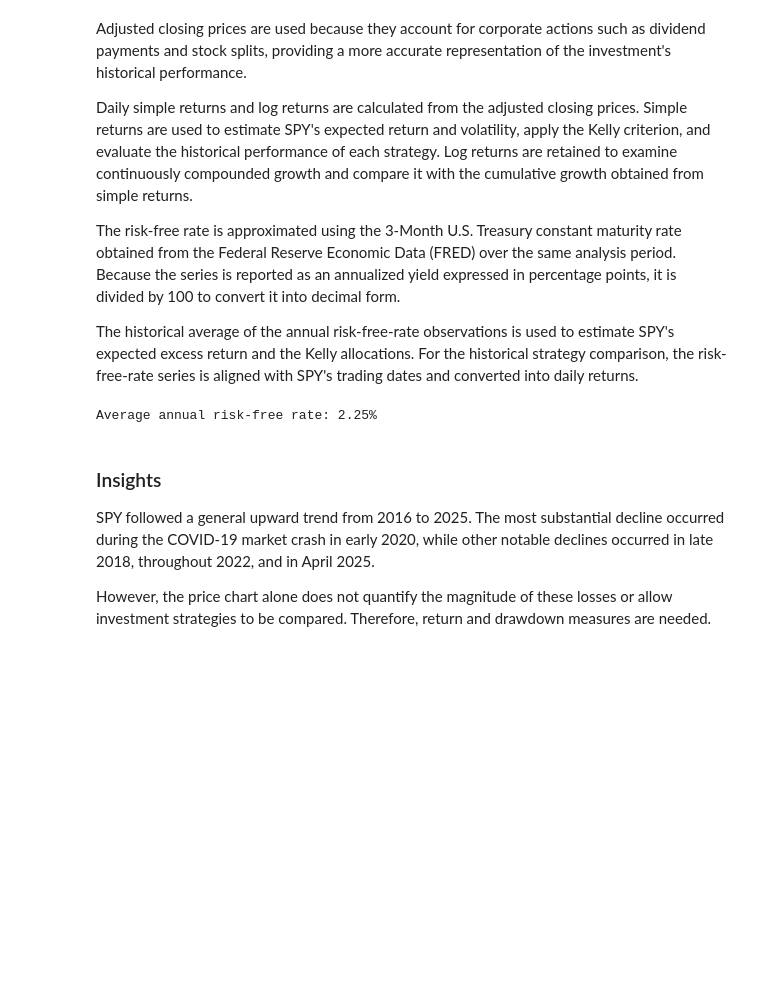
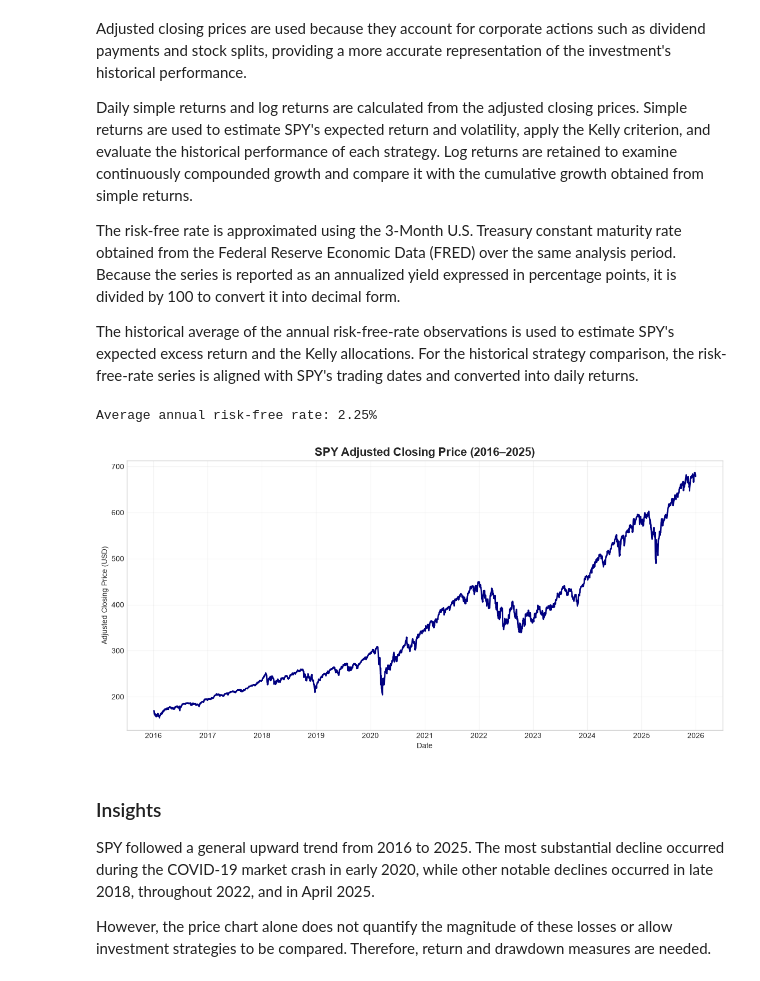
Before and after one commit to lordorica21/data-analytics-finance-portfolio, a Jupyter notebook: projects/01-kelly-criterion-spy/kelly_criterion_spy.ipynb, the cells around one changed output. Saved outputs shown, nothing was run; the diff lists cells and outputs as text; code cells hidden in the pictures; blank space fills up the shorter version.

Commit message:
replace Plotly charts with Matplotlib
- Convert notebook visualizations to Matplotlib
- Preserve chart outputs for GitHub rendering
- Update project dependencies

```diff
--- a/projects/01-kelly-criterion-spy/kelly_criterion_spy.ipynb
+++ b/projects/01-kelly-criterion-spy/kelly_criterion_spy.ipynb
@@ -28,69 +28,106 @@ The historical average of the annual risk-free-rate observations is used to esti
 # %%
 import yfinance as yf
 import numpy as np
-import plotly.express as px
+import pandas as pd
+import matplotlib.pyplot as plt
+
 from fredapi import Fred
 from datetime import date
+from matplotlib.ticker import PercentFormatter, FuncFormatter
 from config import FRED_API_KEY
-import pandas as pd
+
+
+# Apply a consistent chart style
+plt.style.use("seaborn-v0_8-whitegrid")
 
 
 # Define the analysis period
 start_date = date(2016, 1, 1)
 end_date = date(2026, 1, 1)
 ticker = "SPY"
 
 
 # Download historical SPY prices
-data = yf.download(tickers=ticker, start=start_date, end=end_date, auto_adjust=True, progress=False)
-adj_prices = data["Close"].iloc[:, 0].rename("Adjusted Close")
+data = yf.download(
+    tickers=ticker,
+    start=start_date,
+    end=end_date,
+    auto_adjust=True,
+    progress=False,
+)
+
+adj_prices = (
+    data["Close"]
+    .iloc[:, 0]
+    .rename("Adjusted Close")
+)
 
 
 # Calculate daily SPY returns
-simple_returns = adj_prices.pct_change().dropna().rename("Simple Return")
-log_returns = np.log(adj_prices / adj_prices.shift(1)).dropna().rename("Log Return")
+simple_returns = (
+    adj_prices
+    .pct_change()
+    .dropna()
+    .rename("Simple Return")
+)
+
+log_returns = (
+    np.log(adj_prices / adj_prices.shift(1))
+    .dropna()
+    .rename("Log Return")
+)
 
 
 # Download the historical risk-free rate from FRED
 fred = Fred(api_key=FRED_API_KEY)
-risk_free_series = fred.get_series("DGS3MO", observation_start=start_date, observation_end=end_date)
+
+risk_free_series = fred.get_series(
+    "DGS3MO",
+    observation_start=start_date,
+    observation_end=end_date,
+)
+
 
 # Convert percentage points to decimal form
-risk_free_series = risk_free_series.dropna().div(100).rename("Annual Risk-Free Rate")
+risk_free_series = (
+    risk_free_series
+    .dropna()
+    .div(100)
+    .rename("Annual Risk-Free Rate")
+)
+
 
 # Calculate the historical average annual risk-free rate
 risk_free_rate = risk_free_series.mean()
 
 print(f"Average annual risk-free rate: {risk_free_rate:.2%}")
 
 
 # Plot historical adjusted closing price
-fig = px.line(
-    x=adj_prices.index,
-    y=adj_prices,
-    title="<b>SPY Adjusted Closing Price (2016–2025)</b>",
-    labels={
-        "x": "Date",
-        "y": "Adjusted Closing Price (USD)",
-    },
+fig, ax = plt.subplots(figsize=(12, 6))
+
+ax.plot(
+    adj_prices.index,
+    adj_prices,
+    color="navy",
+    linewidth=2,
 )
 
-fig.update_traces(
-    line={
-        "color": "navy",
-        "width": 2,
-    }
+ax.set_title(
+    "SPY Adjusted Closing Price (2016–2025)",
+    fontsize=16,
+    fontweight="bold",
 )
 
-fig.update_layout(
-    template="plotly_white",
-    hovermode="x unified",
-    title_x=0.5,
-)
+ax.set_xlabel("Date")
+ax.set_ylabel("Adjusted Closing Price (USD)")
+ax.grid(alpha=0.25)
 
-fig.show()
+fig.tight_layout()
+plt.show()
 # %% [output]
 Average annual risk-free rate: 2.25%
+[figure, added]
 # %% [markdown]
 ### Insights
 
```
Also changed, not shown: parts of 5 cells of this notebook, 1 other file.
